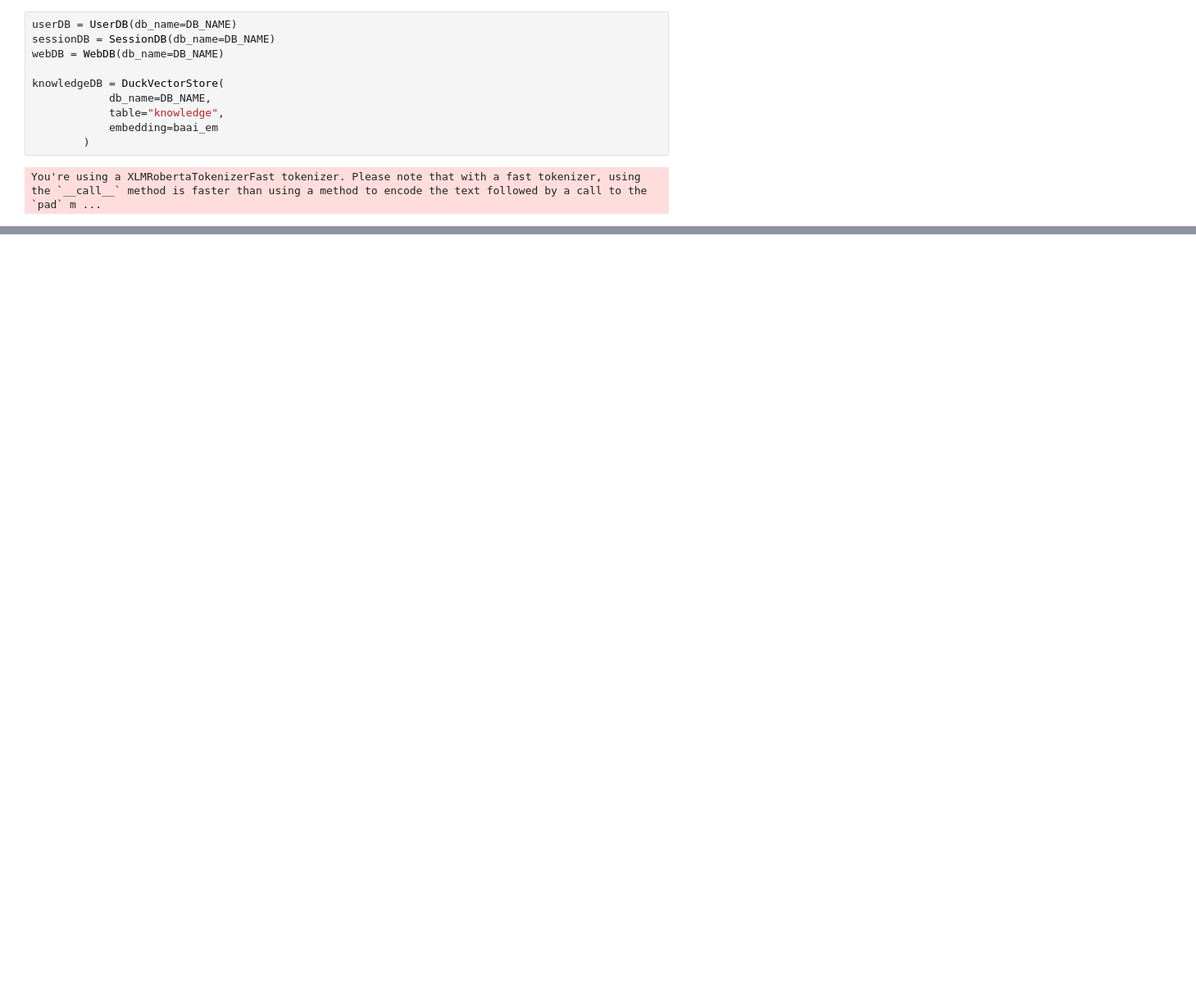
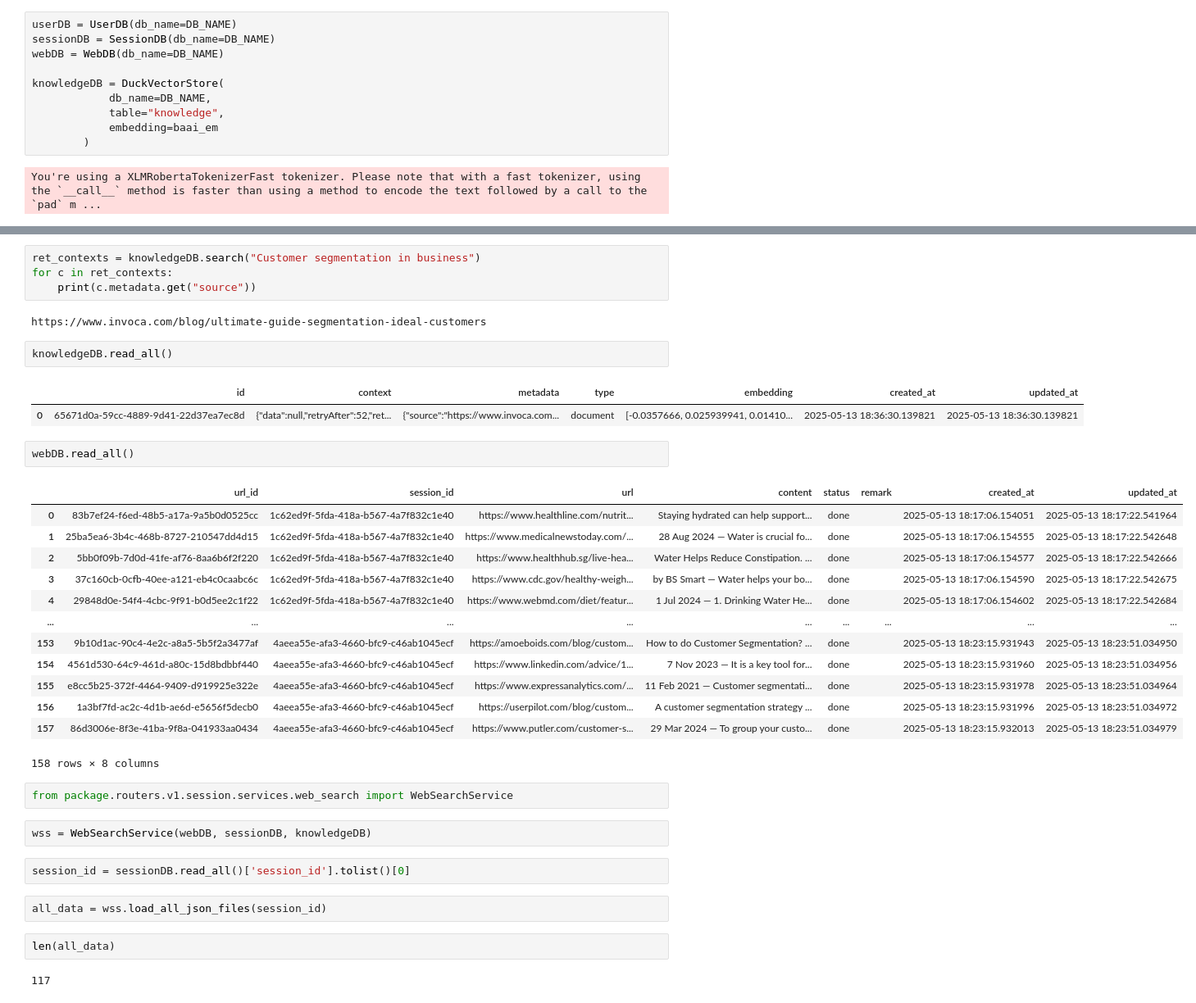
Before and after one commit to datanooblol/broai-research-rocket, a Jupyter notebook: debug.ipynb, the cells around one changed output, grey strips where cells are left out. Shown at 82% size. Saved outputs shown, nothing was run; the diff lists cells and outputs as text; blank space fills up the shorter version.

```diff
--- a/debug.ipynb
+++ b/debug.ipynb
@@ -28,0 +32,39 @@ You're using a XLMRobertaTokenizerFast tokenizer. Please note that with a fast t
+# %%
+ret_contexts = knowledgeDB.search("Customer segmentation in business")
+for c in ret_contexts:
+    print(c.metadata.get("source"))
+# %% [output]
+https://www.invoca.com/blog/ultimate-guide-segmentation-ideal-customers
+# %%
+knowledgeDB.read_all()
+# %% [output]
+|  | id | context | metadata | type | embedding | created_at | updated_at |
+| 0 | 65671d0a-59cc-4889-9d41-22d37ea7ec8d | {"data":null,"retryAfter":52,"ret... | {"source":"https://www.invoca.com... | document | [-0.0357666, 0.025939941, 0.01410... | 2025-05-13 18:36:30.139821 | 2025-05-13 18:36:30.139821 |
+# %%
+webDB.read_all()
+# %% [output]
+|  | url_id | session_id | url | content | status | remark | created_at | updated_at |
+| 0 | 83b7ef24-f6ed-48b5-a17a-9a5b0d0525cc | 1c62ed9f-5fda-418a-b567-4a7f832c1e40 | https://www.healthline.com/nutrit... | Staying hydrated can help support... | done |  | 2025-05-13 18:17:06.154051 | 2025-05-13 18:17:22.541964 |
+| 1 | 25ba5ea6-3b4c-468b-8727-210547dd4d15 | 1c62ed9f-5fda-418a-b567-4a7f832c1e40 | https://www.medicalnewstoday.com/... | 28 Aug 2024 — Water is crucial fo... | done |  | 2025-05-13 18:17:06.154555 | 2025-05-13 18:17:22.542648 |
+| 2 | 5bb0f09b-7d0d-41fe-af76-8aa6b6f2f220 | 1c62ed9f-5fda-418a-b567-4a7f832c1e40 | https://www.healthhub.sg/live-hea... | Water Helps Reduce Constipation. ... | done |  | 2025-05-13 18:17:06.154577 | 2025-05-13 18:17:22.542666 |
+| 3 | 37c160cb-0cfb-40ee-a121-eb4c0caabc6c | 1c62ed9f-5fda-418a-b567-4a7f832c1e40 | https://www.cdc.gov/healthy-weigh... | by BS Smart — Water helps your bo... | done |  | 2025-05-13 18:17:06.154590 | 2025-05-13 18:17:22.542675 |
+| 4 | 29848d0e-54f4-4cbc-9f91-b0d5ee2c1f22 | 1c62ed9f-5fda-418a-b567-4a7f832c1e40 | https://www.webmd.com/diet/featur... | 1 Jul 2024 — 1. Drinking Water He... | done |  | 2025-05-13 18:17:06.154602 | 2025-05-13 18:17:22.542684 |
+| ... | ... | ... | ... | ... | ... | ... | ... | ... |
+| 153 | 9b10d1ac-90c4-4e2c-a8a5-5b5f2a3477af | 4aeea55e-afa3-4660-bfc9-c46ab1045ecf | https://amoeboids.com/blog/custom... | How to do Customer Segmentation? ... | done |  | 2025-05-13 18:23:15.931943 | 2025-05-13 18:23:51.034950 |
+| 154 | 4561d530-64c9-461d-a80c-15d8bdbbf440 | 4aeea55e-afa3-4660-bfc9-c46ab1045ecf | https://www.linkedin.com/advice/1... | 7 Nov 2023 — It is a key tool for... | done |  | 2025-05-13 18:23:15.931960 | 2025-05-13 18:23:51.034956 |
+| 155 | e8cc5b25-372f-4464-9409-d919925e322e | 4aeea55e-afa3-4660-bfc9-c46ab1045ecf | https://www.expressanalytics.com/... | 11 Feb 2021 — Customer segmentati... | done |  | 2025-05-13 18:23:15.931978 | 2025-05-13 18:23:51.034964 |
+| 156 | 1a3bf7fd-ac2c-4d1b-ae6d-e5656f5decb0 | 4aeea55e-afa3-4660-bfc9-c46ab1045ecf | https://userpilot.com/blog/custom... | A customer segmentation strategy ... | done |  | 2025-05-13 18:23:15.931996 | 2025-05-13 18:23:51.034972 |
+| 157 | 86d3006e-8f3e-41ba-9f8a-041933aa0434 | 4aeea55e-afa3-4660-bfc9-c46ab1045ecf | https://www.putler.com/customer-s... | 29 Mar 2024 — To group your custo... | done |  | 2025-05-13 18:23:15.932013 | 2025-05-13 18:23:51.034979 |
+158 rows × 8 columns
+# %%
+from package.routers.v1.session.services.web_search import WebSearchService
+# %%
+wss = WebSearchService(webDB, sessionDB, knowledgeDB)
+# %%
+session_id = sessionDB.read_all()['session_id'].tolist()[0]
+# %%
+all_data = wss.load_all_json_files(session_id)
+# %%
+len(all_data)
+# %% [output]
+117
```
Also changed, not shown: parts of 13 cells of this notebook, 13 other files.
